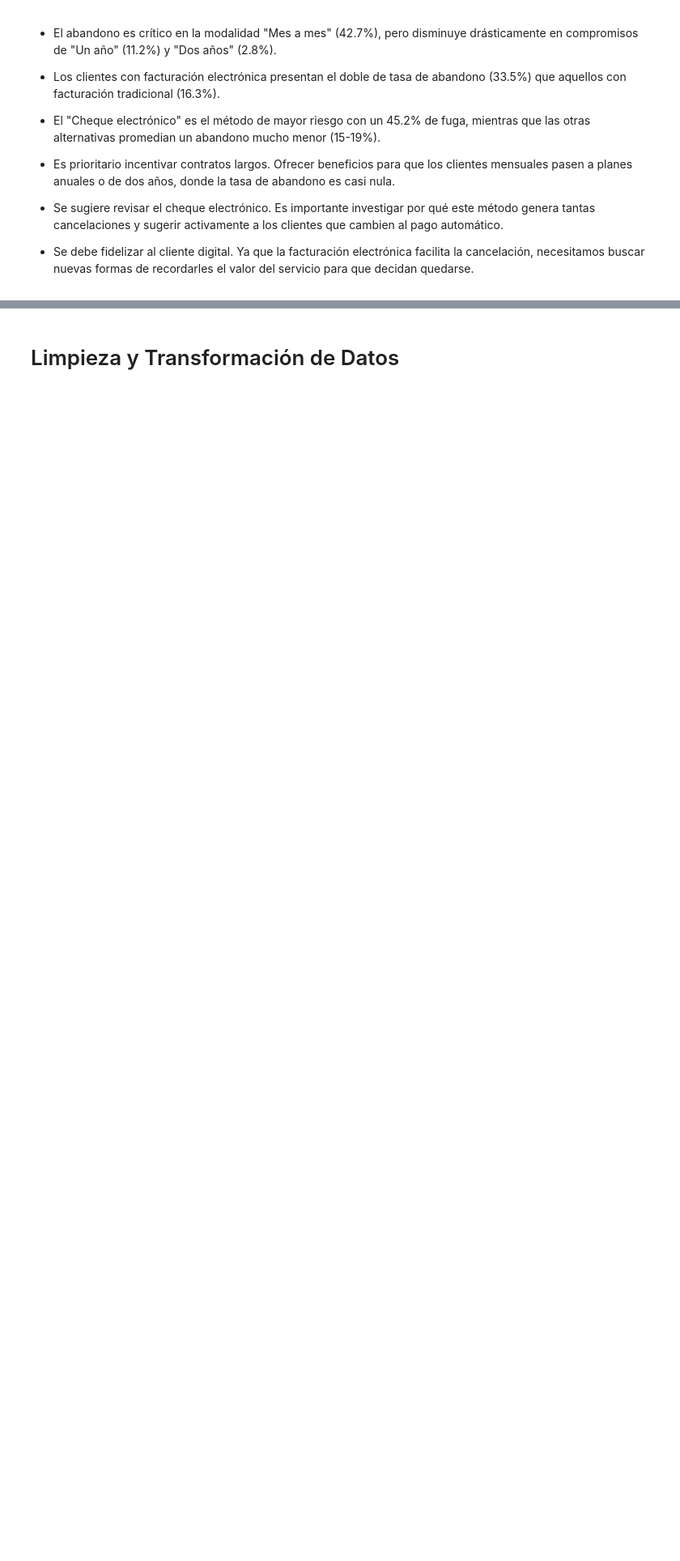
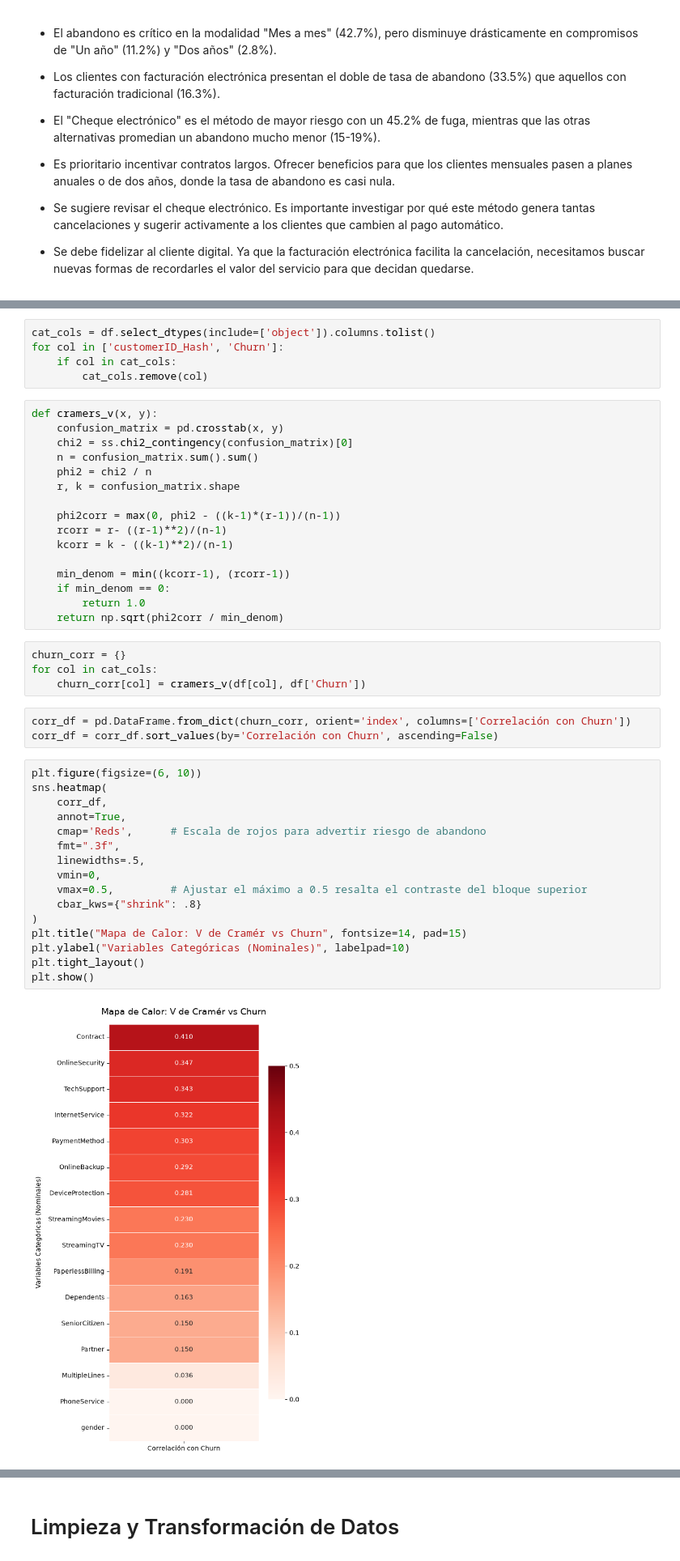
Before and after one commit to ramirezluna-david/telco_customer_churn_EDA, a Jupyter notebook: notebooks/01_analisis_exploratorio.ipynb, the cells around one changed output, grey strips where cells are left out. Shown at 81% size. Cells and saved outputs as stored; diff of their text form; blank space fills up the shorter version.

```diff
--- a/notebooks/01_analisis_exploratorio.ipynb
+++ b/notebooks/01_analisis_exploratorio.ipynb
@@ -450,0 +455,46 @@ plt.close(figura_pago)
+# %%
+cat_cols = df.select_dtypes(include=['object']).columns.tolist()
+for col in ['customerID_Hash', 'Churn']:
+    if col in cat_cols:
+        cat_cols.remove(col)
+# %%
+def cramers_v(x, y):
+    confusion_matrix = pd.crosstab(x, y)
+    chi2 = ss.chi2_contingency(confusion_matrix)[0]
+    n = confusion_matrix.sum().sum()
+    phi2 = chi2 / n
+    r, k = confusion_matrix.shape
+
+    phi2corr = max(0, phi2 - ((k-1)*(r-1))/(n-1))
+    rcorr = r- ((r-1)**2)/(n-1)
+    kcorr = k - ((k-1)**2)/(n-1)
+
+    min_denom = min((kcorr-1), (rcorr-1))
+    if min_denom == 0:
+        return 1.0
+    return np.sqrt(phi2corr / min_denom)
+# %%
+churn_corr = {}
+for col in cat_cols:
+    churn_corr[col] = cramers_v(df[col], df['Churn'])
+# %%
+corr_df = pd.DataFrame.from_dict(churn_corr, orient='index', columns=['Correlación con Churn'])
+corr_df = corr_df.sort_values(by='Correlación con Churn', ascending=False)
+# %%
+plt.figure(figsize=(6, 10))
+sns.heatmap(
+    corr_df,
+    annot=True,
+    cmap='Reds',      # Escala de rojos para advertir riesgo de abandono
+    fmt=".3f",
+    linewidths=.5,
+    vmin=0,
+    vmax=0.5,         # Ajustar el máximo a 0.5 resalta el contraste del bloque superior
+    cbar_kws={"shrink": .8}
+)
+plt.title("Mapa de Calor: V de Cramér vs Churn", fontsize=14, pad=15)
+plt.ylabel("Variables Categóricas (Nominales)", labelpad=10)
+plt.tight_layout()
+plt.show()
+# %% [output]
+[figure, added]
```
Also changed, not shown: parts of 7 cells of this notebook, 2 other files.
